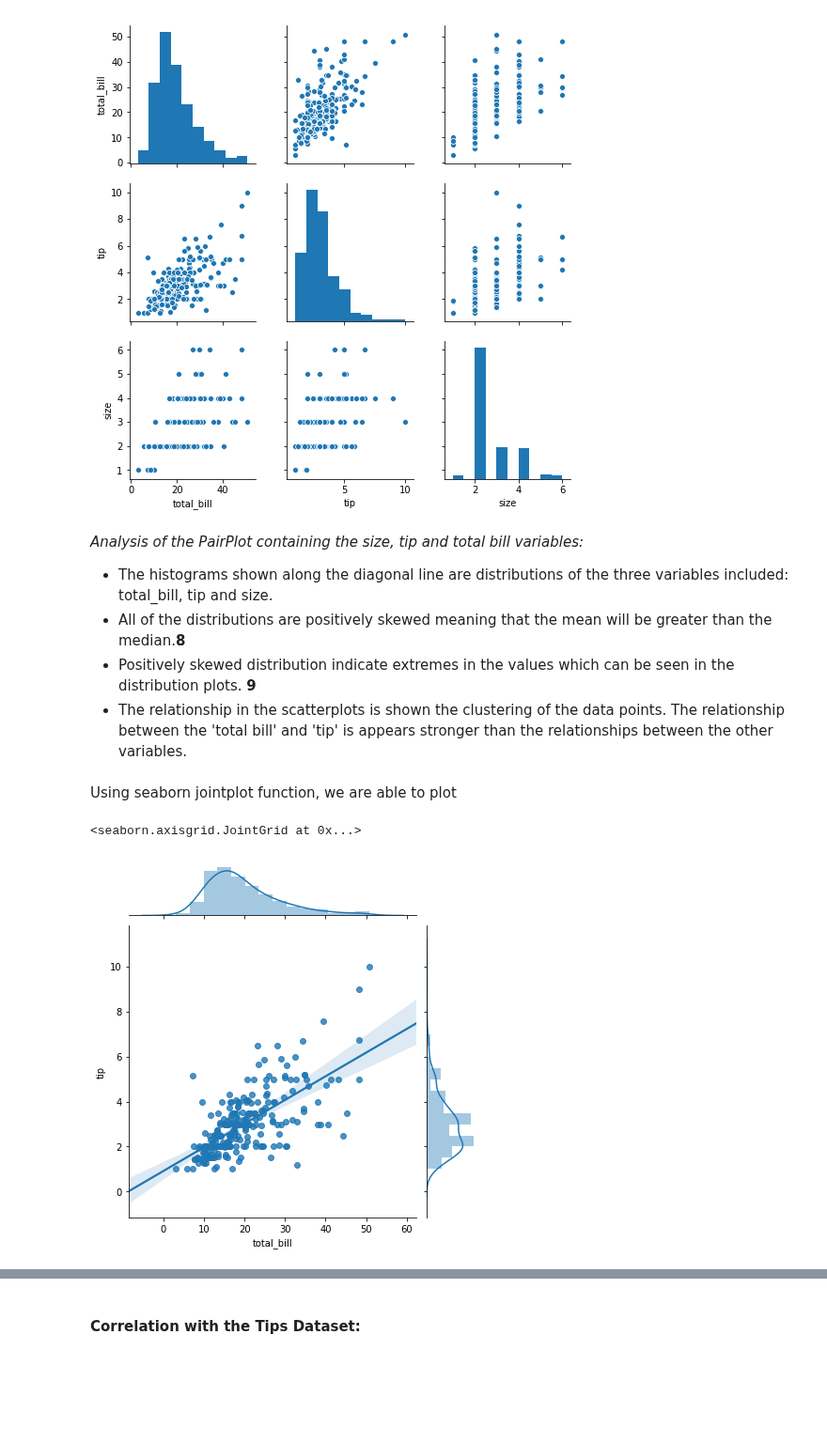
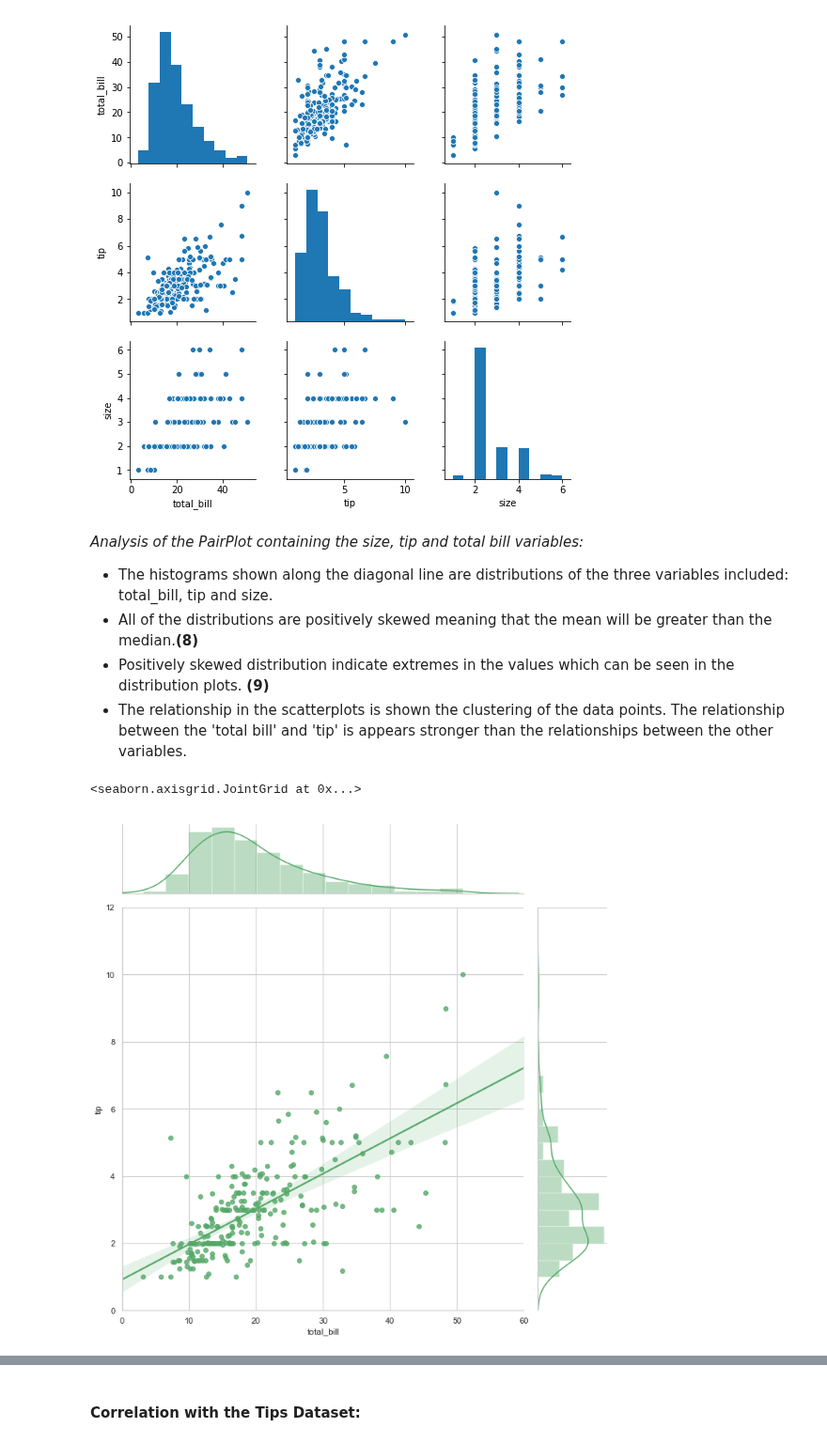
Before and after one commit to martinaobrien/FUNDAMENTALS-OF-DATA-ANALYSIS-Project-2019, a Jupyter notebook: Tips Dataset Assignment .ipynb, the cells around one changed output, grey strips where cells are left out. Shown at 94% size. Cells and saved outputs as stored; diff of their text form; code cells hidden in the pictures; blank space fills up the shorter version.

```diff
--- a/Tips Dataset Assignment .ipynb
+++ b/Tips Dataset Assignment .ipynb
@@ -195,15 +195,20 @@ sns.pairplot (df)
 # %% [markdown]
 *Analysis of the PairPlot containing the size, tip and total bill variables:*<br>
 - The histograms shown along the diagonal line are distributions of the three variables included: total_bill, tip and size.<br>
-- All of the distributions are positively skewed meaning that the mean will be greater than the median.**8**<br>
-- Positively skewed distribution indicate extremes in the values which can be seen in the distribution plots. **9**<br>
+- All of the distributions are positively skewed meaning that the mean will be greater than the median.**(8)**<br>
+- Positively skewed distribution indicate extremes in the values which can be seen in the distribution plots. **(9)**<br>
 - The relationship in the scatterplots is shown the clustering of the data points. The relationship between the 'total bill' and 'tip' is appears stronger than the relationships between the other variables.
-# %% [markdown]
-Using seaborn jointplot function, we are able to plot
-# %%
-sns.jointplot(x = 'total_bill', y = 'tip', data = df, kind = 'reg')
-# %% [output]
-<seaborn.axisgrid.JointGrid at 0x...>
-[figure, removed]
+# %%
+import seaborn as sns
+sns.set(style="whitegrid")
+sns.jointplot("total_bill", "tip", data=df, kind="reg",
+                  xlim=(0, 60), ylim=(0, 12), color="g", height=10)
+#plotting of a jointplot to view to univariate dimensions (tip and total_bill)
+# xlim, ylim adds in limiters for the maximum value on the x and y axes
+https://seaborn.pydata.org/generated/seaborn.FacetGrid.html
+# color and height are other functions within seaborn to make data more visually accessible
+# %% [output]
+<seaborn.axisgrid.JointGrid at 0x...>
+[figure, added]
 # %% [markdown]
 To further explore the pairplot, a joint plot was called to examine the relationship between two variables. An emerging trend from the above plot is the marjority of tips were given in the 1 to 5 dollar range and the majority of bills lay in the 20 to 30 dollor range.
```
Also changed, not shown: parts of 8 cells of this notebook, 1 other file.
